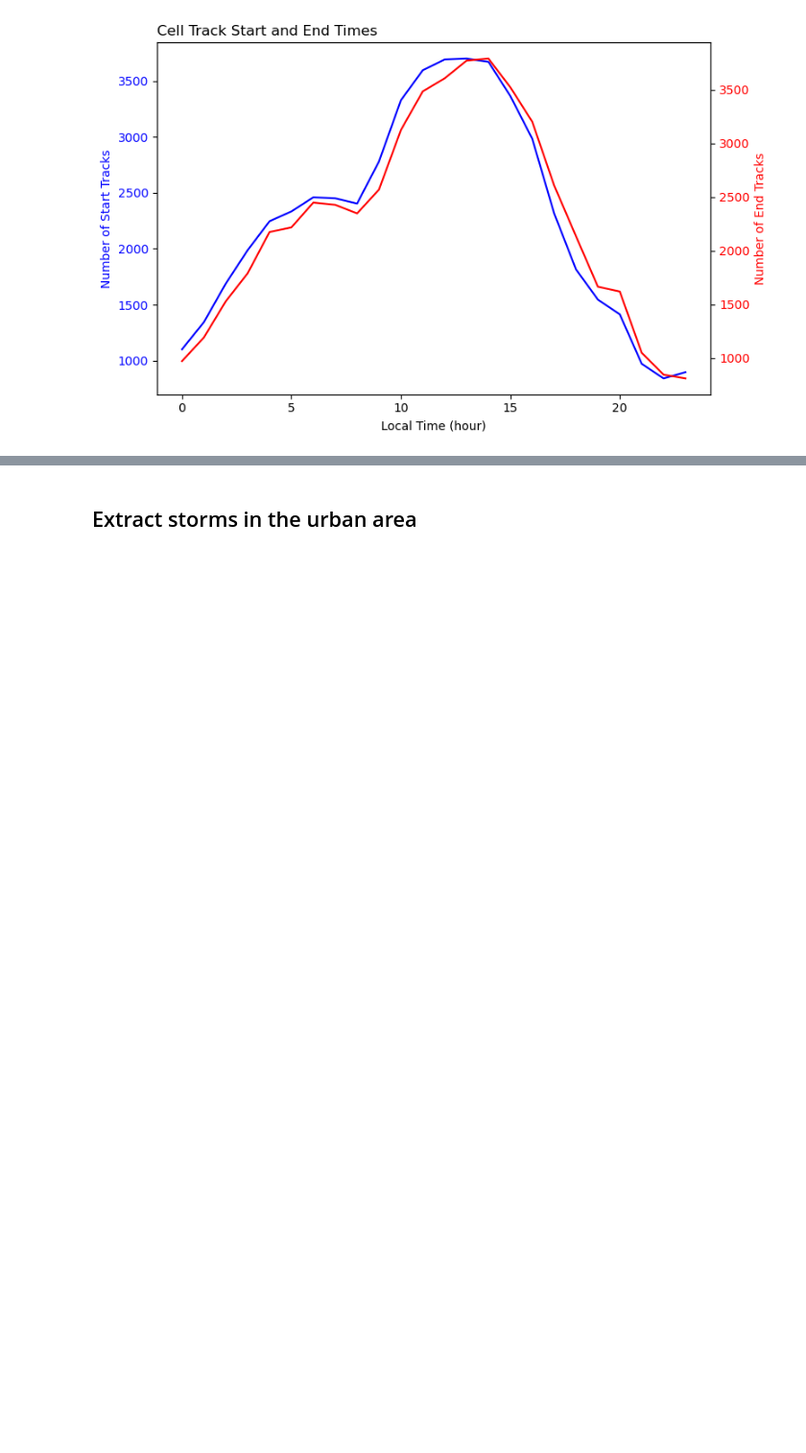
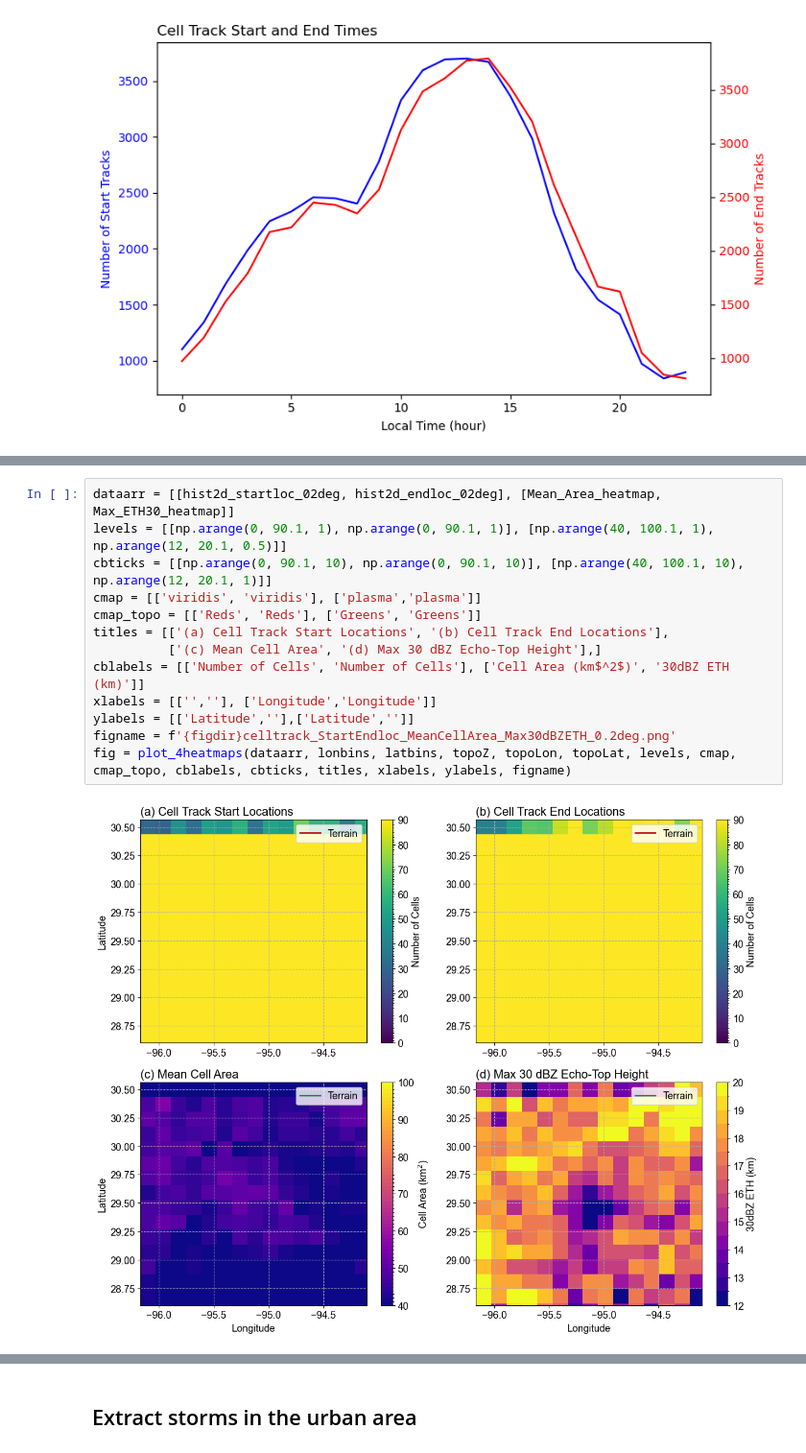
Before and after one commit to oluwafemiomitusa/Geospatial-Analysis, a Jupyter notebook: Second_part/Jupyter Notebooks/New/histogram_plots.ipynb, the cells around one changed output, grey strips where cells are left out. Shown at 96% size. Drawn from its saved outputs; the diff is of its cells as text; blank space fills up the shorter version.

```diff
--- a/Second_part/Jupyter Notebooks/New/histogram_plots.ipynb
+++ b/Second_part/Jupyter Notebooks/New/histogram_plots.ipynb
@@ -150,0 +496,15 @@ plt.show()
+# %%
+dataarr = [[hist2d_startloc_02deg, hist2d_endloc_02deg], [Mean_Area_heatmap, Max_ETH30_heatmap]]
+levels = [[np.arange(0, 90.1, 1), np.arange(0, 90.1, 1)], [np.arange(40, 100.1, 1), np.arange(12, 20.1, 0.5)]]
+cbticks = [[np.arange(0, 90.1, 10), np.arange(0, 90.1, 10)], [np.arange(40, 100.1, 10), np.arange(12, 20.1, 1)]]
+cmap = [['viridis', 'viridis'], ['plasma','plasma']]
+cmap_topo = [['Reds', 'Reds'], ['Greens', 'Greens']]
+titles = [['(a) Cell Track Start Locations', '(b) Cell Track End Locations'],
+          ['(c) Mean Cell Area', '(d) Max 30 dBZ Echo-Top Height'],]
+cblabels = [['Number of Cells', 'Number of Cells'], ['Cell Area (km$^2$)', '30dBZ ETH (km)']]
+xlabels = [['',''], ['Longitude','Longitude']]
+ylabels = [['Latitude',''],['Latitude','']]
+figname = f'{figdir}celltrack_StartEndloc_MeanCellArea_Max30dBZETH_0.2deg.png'
+fig = plot_4heatmaps(dataarr, lonbins, latbins, topoZ, topoLon, topoLat, levels, cmap, cmap_topo, cblabels, cbticks, titles, xlabels, ylabels, figname)
+# %% [output]
+[figure, added]
```
Also changed, not shown: parts of 22 cells of this notebook.
